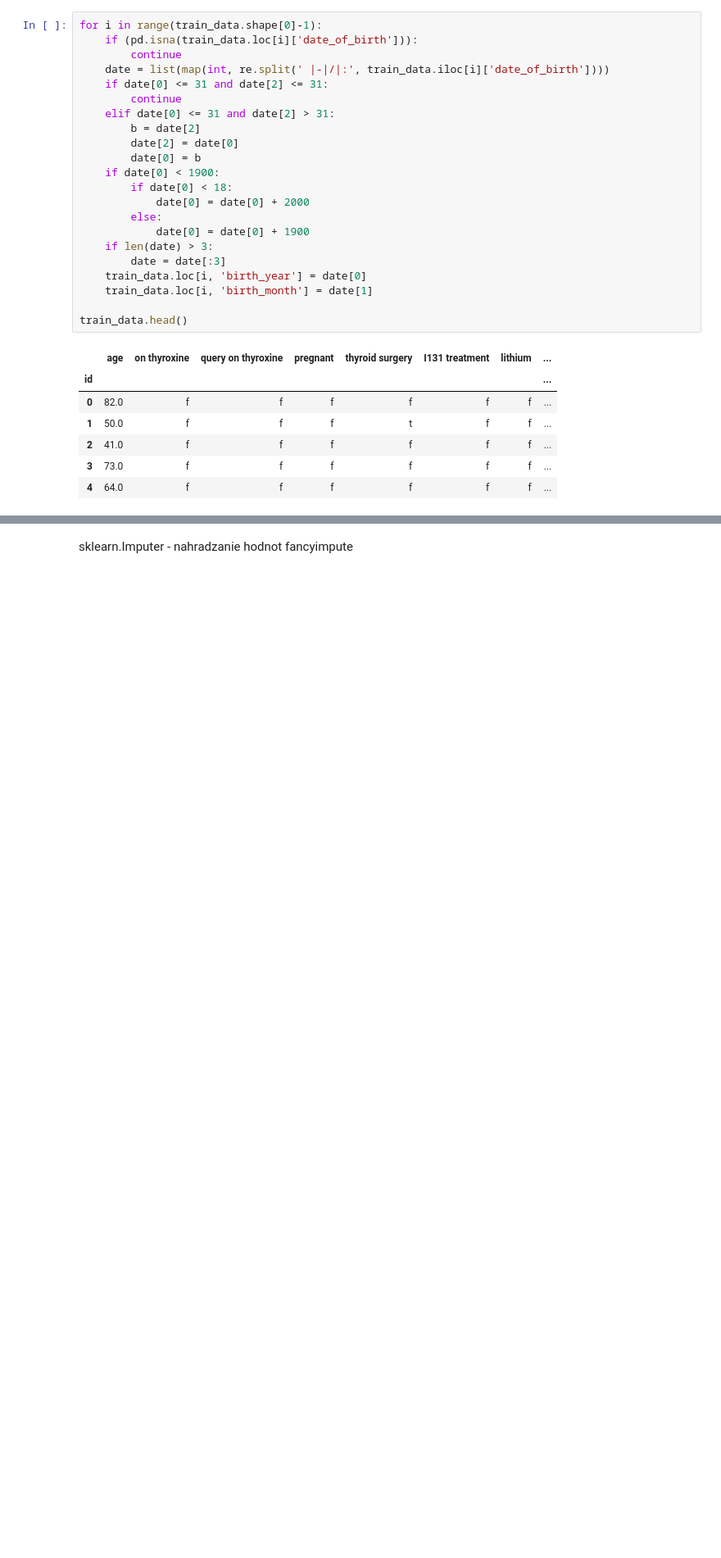
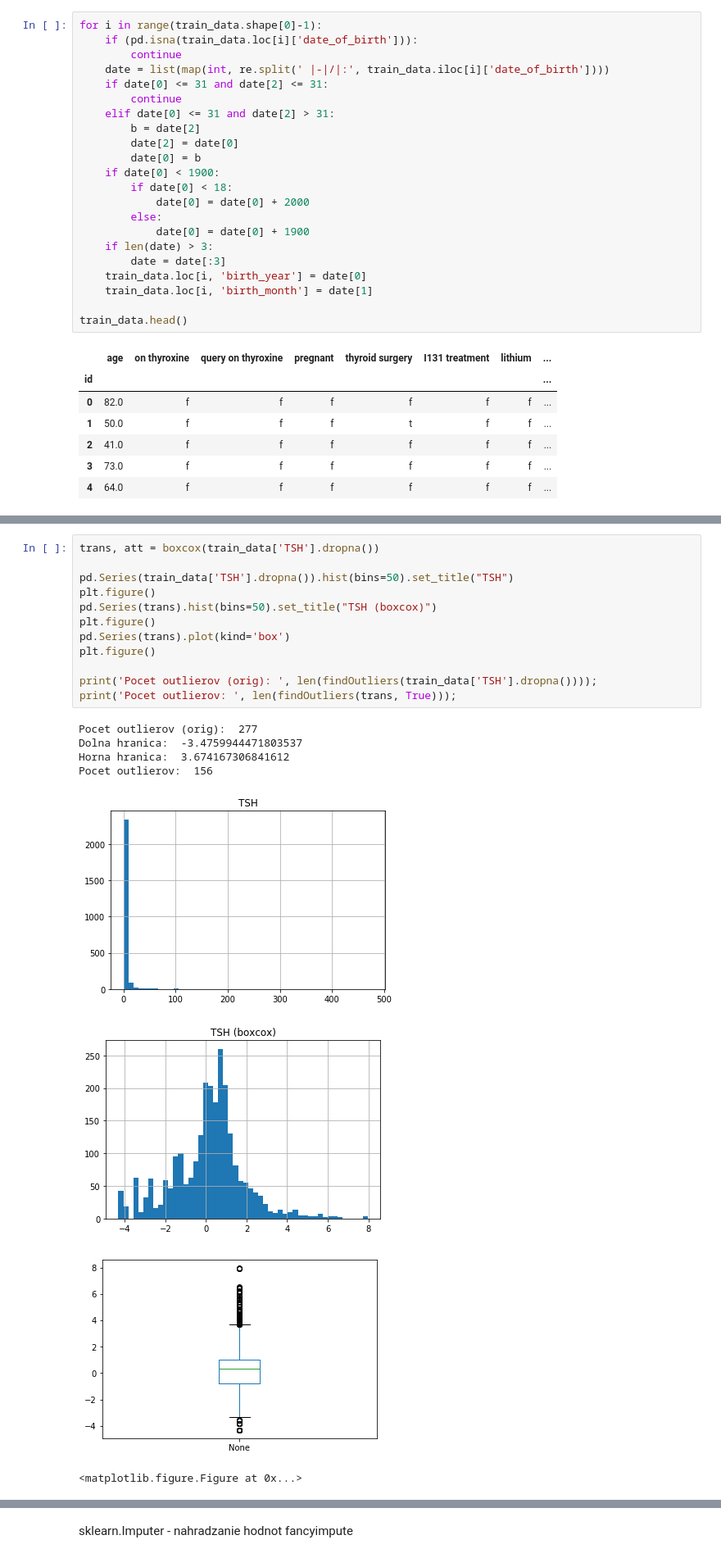
Before and after one commit to StefanSeben/IAU2018_SZ, a Jupyter notebook: predspracovanie.ipynb, the cells around one changed output, grey strips where cells are left out. Shown at 82% size. Cells and saved outputs as stored; diff of their text form; blank space fills up the shorter version.

```diff
--- a/predspracovanie.ipynb
+++ b/predspracovanie.ipynb
@@ -88,0 +134,21 @@ train_data.head()
+# %%
+trans, att = boxcox(train_data['TSH'].dropna())
+
+pd.Series(train_data['TSH'].dropna()).hist(bins=50).set_title("TSH")
+plt.figure()
+pd.Series(trans).hist(bins=50).set_title("TSH (boxcox)")
+plt.figure()
+pd.Series(trans).plot(kind='box')
+plt.figure()
+
+print('Pocet outlierov (orig): ', len(findOutliers(train_data['TSH'].dropna())));
+print('Pocet outlierov: ', len(findOutliers(trans, True)));
+# %% [output]
+Pocet outlierov (orig):  277
+Dolna hranica:  -3.4759944471803537
+Horna hranica:  3.674167306841612
+Pocet outlierov:  156
+[figure, added]
+[figure, added]
+[figure, added]
+<matplotlib.figure.Figure at 0x...>
```
Also changed, not shown: parts of 22 cells of this notebook.
